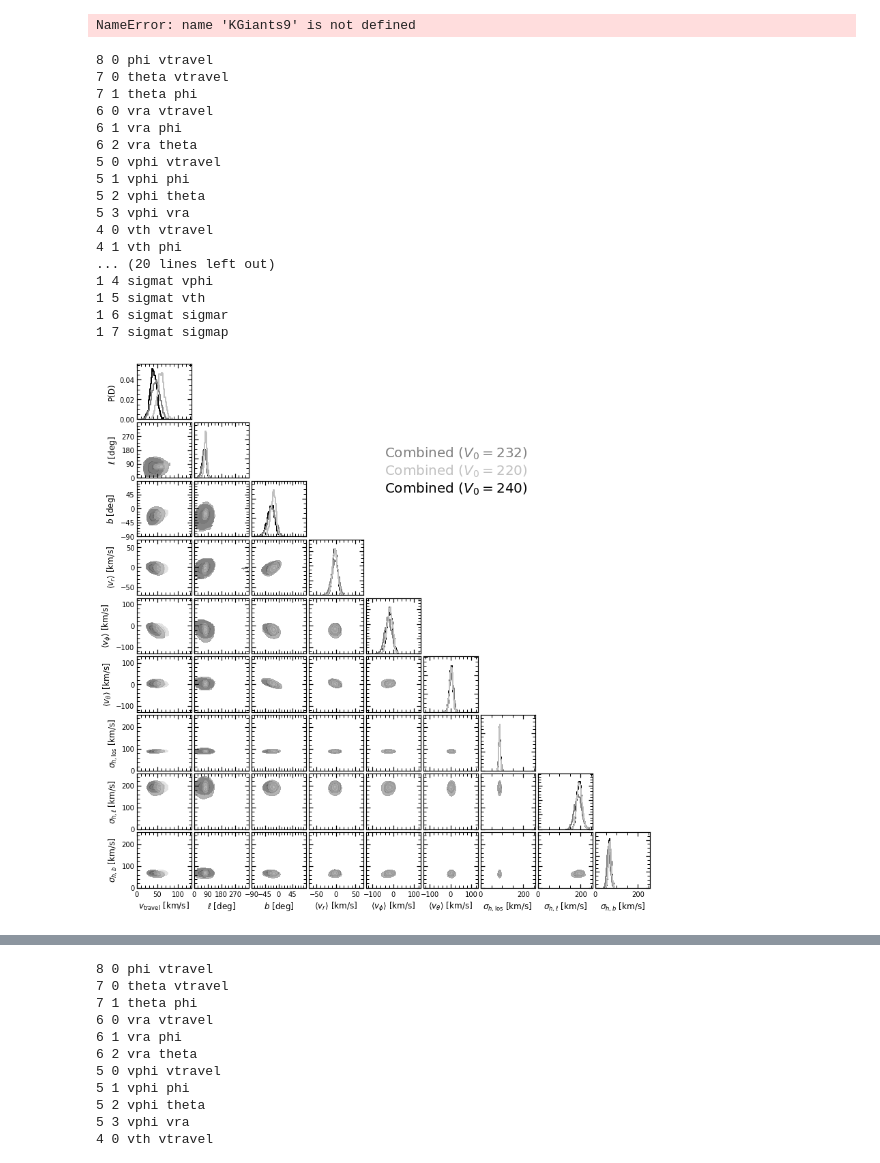
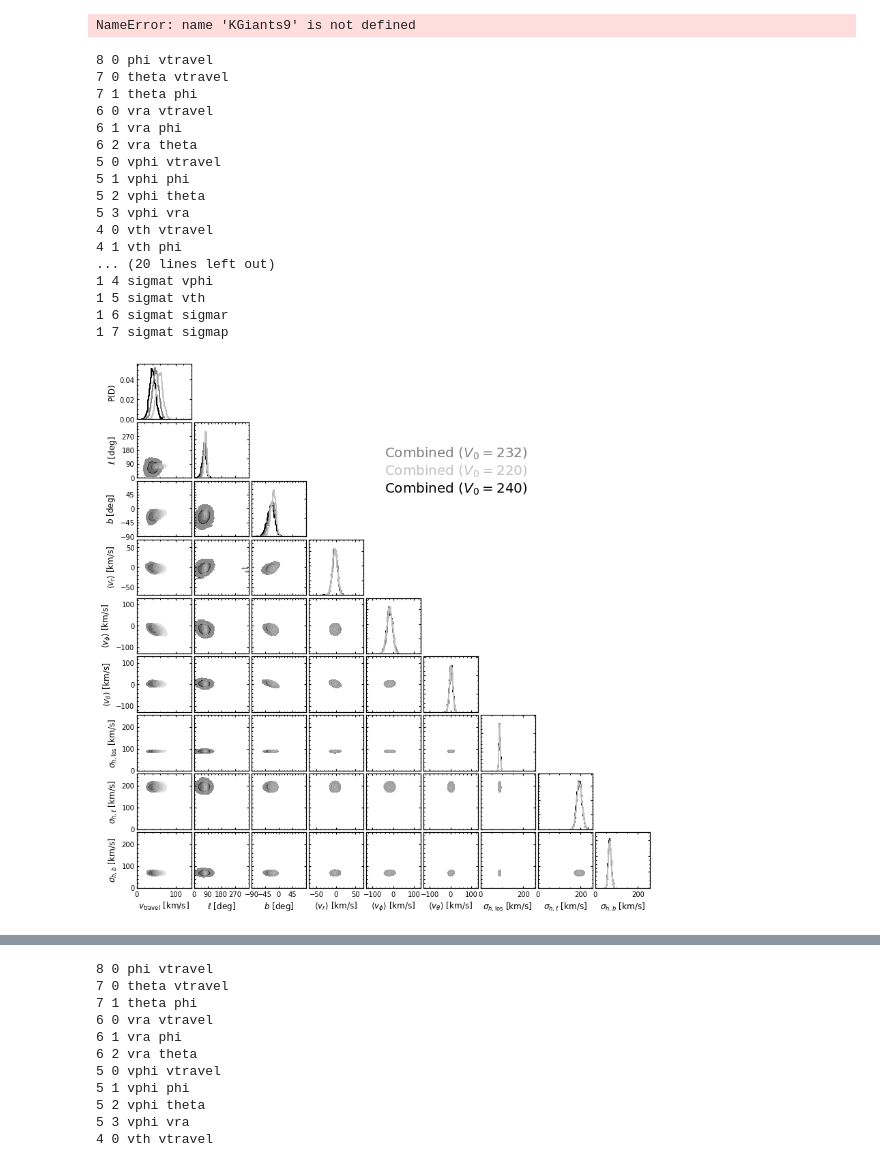
Before and after one commit to michael-petersen/ReflexMotion, a Jupyter notebook: Posterior-Plots.ipynb, the cells around one changed output, grey strips where cells are left out. Drawn from its saved outputs; the diff is of its cells as text; code cells hidden in the pictures.

```diff
--- a/Posterior-Plots.ipynb
+++ b/Posterior-Plots.ipynb
@@ -108,34 +117,7 @@ def read_posterior(pfile,shift=True):
     return dname
 
 
-ALL = read_posterior('/Users/mpetersen/Dropbox/mike/analysis/all_d050150_sgr20_L3000.posterior')
-BHB = read_posterior('/Users/mpetersen/Dropbox/mike/analysis/BHBs_d050150_sgr20_L3000.posterior')
-KGiants = read_posterior('/Users/mpetersen/Dropbox/mike/analysis/KGiants_d050150_sgr20_L3000.posterior')
-SAT = read_posterior('/Users/mpetersen/Dropbox/mike/analysis/sats.posterior')
-#RRL = read_posterior('/Users/mpetersen/Dropbox/mike/analysis/RRL_d050150.posterior')
-
-
-GC = read_posterior('/Users/mpetersen/Dropbox/mike/analysis/GCs_d008.posterior')
-#GC = read_posterior('/Users/mpetersen/Dropbox/mike/analysis/GCs_d025.posterior')
-
-# with no RRL
-ALL = read_posterior('/Users/mpetersen/Dropbox/mike/data/all_d050150_sgr20_L3000.posteriors')
-
-# Hobson+ 00 weighted
-#ALL = read_posterior('/Users/mpetersen/Dropbox/mike/data/all_average_d050150_sgr20_L3000.posterior')
-
-# set BHBs and K Giants with new posteriors
-#BHB = read_posterior('/Users/mpetersen/Dropbox/mike/data/dcorr/BHBs_d050150_sgr20_L3000_d09.posteriors')
-#KGiants = read_posterior('/Users/mpetersen/Dropbox/mike/data/dcorr/KGiants_d050150_sgr20_L3000_d09.posteriors')
-
-# the new filtered satellite posteriors
-SAT = read_posterior('/Users/mpetersen/Dropbox/mike/data/satellites_filtered.posteriors')
-
-KGiants = read_posterior('/Users/mpetersen/Dropbox/mike/data/KGiants_d050150_sgr20_L3000_corr.posteriors')
 SAT = read_posterior('/Users/mpetersen/Dropbox/mike/data/satellites_mcconnachie_minimum.posteriors')
-BHB = read_posterior(      '/Users/mpetersen/Dropbox/mike/data/BHBs_d050150_sgr20_L3000_corr.posteriors')
-#BHB = read_posterior(      '/Users/mpetersen/Dropbox/mike/data/BHBs_d050150_sgr20_L3000_lanc_corr.posteriors')
-
 KGiants = read_posterior('/Users/mpetersen/Dropbox/mike/data/KGiants_d040150_sgr20_L3000_corr.posteriors')
 #SAT = read_posterior('/Users/mpetersen/Dropbox/mike/data/satellites_original_minimum.posteriors')
 BHB = read_posterior(      '/Users/mpetersen/Dropbox/mike/data/BHBs_d040150_sgr20_L3000_lanc_corr.posteriors')
@@ -147,7 +129,7 @@ ALLSgr = read_posterior('/Users/mpetersen/Dropbox/mike/data/all_d040150_sgr20_L3
 
 
 cats = ['vtravel','phi','theta','sigmar','sigmap','sigmat','vra','vth','vphi']
-dictnames = [ALL,BHB,KGiants,SAT,GC]
+dictnames = [ALL,BHB,KGiants,SAT]
 
 def total_bounds(dictnames,cats):
 
@@ -298,3 +312,5 @@ ALL220 = read_posterior('/Users/mpetersen/Dropbox/mike/data/v0_220/all_d050150_s
 BHB240 = read_posterior('/Users/mpetersen/Dropbox/mike/data/v0_220/BHBs_d050150_sgr20_L3000_240.posteriors')
 KGiants240 = read_posterior('/Users/mpetersen/Dropbox/mike/data/v0_220/KGiants_d050150_sgr20_L3000_240.posteriors')
 ALL240 = read_posterior('/Users/mpetersen/Dropbox/mike/data/v0_220/all_d050150_sgr20_L3000_240.posteriors')
+
+ALL230 = read_posterior('/Users/mpetersen/Dropbox/mike/data/all_d050150_sgr20_L3000.posteriors')
@@ -1437,7 +1347,7 @@ colorlist = ['darkred','indianred','lightcoral']
 #dictnames = [BHB,BHB220]#,BHB11]
 #colorlist = ['dodgerblue','skyblue','darkblue']
 
-dictnames = [ALL240,ALL,ALL220]#,ALL11]
+dictnames = [ALL240,ALL230,ALL220]#,ALL11]
 colorlist = ['black','grey','silver']
 
 
@@ -1577,35 +1487,35 @@ plt.text( 0.5, 0.82, 'Combined ($V_0=232$)', color='grey',size=tsize,ha='left',
 plt.text( 0.5, 0.79, 'Combined ($V_0=220$)', color='silver',size=tsize,ha='left', va='top', transform=fig.transFigure )
 plt.text( 0.5, 0.76, 'Combined ($V_0=240$)', color='black',size=tsize,ha='left', va='top', transform=fig.transFigure )
 
 
 
 #plt.text( 0.5, 0.75, 'GCs', color='green',size=tsize,ha='left', va='top', transform=fig.transFigure )
 
 
 
 
 #plt.savefig('/Users/mpetersen/Downloads/comp_dist_bhb_v0220.png',dpi=300)
 #plt.savefig('/Users/mpetersen/Downloads/comp_dist_kgiant_v0220.png',dpi=300)
-#plt.savefig('/Users/mpetersen/Downloads/comp_dist_all_v0220.png',dpi=300)
+plt.savefig('figures/comp_dist_all_v0220.png',dpi=300)
 # %% [output]
 8 0 phi vtravel
 7 0 theta vtravel
 7 1 theta phi
 6 0 vra vtravel
 6 1 vra phi
 6 2 vra theta
 5 0 vphi vtravel
 5 1 vphi phi
 5 2 vphi theta
 5 3 vphi vra
 4 0 vth vtravel
 4 1 vth phi
 ... (20 lines left out)
 1 4 sigmat vphi
 1 5 sigmat vth
 1 6 sigmat sigmar
 1 7 sigmat sigmap
-[figure, old version]
+[figure, new version]
 # %%
 
 
```
Also changed, not shown: parts of 23 cells of this notebook, 9 other files.
